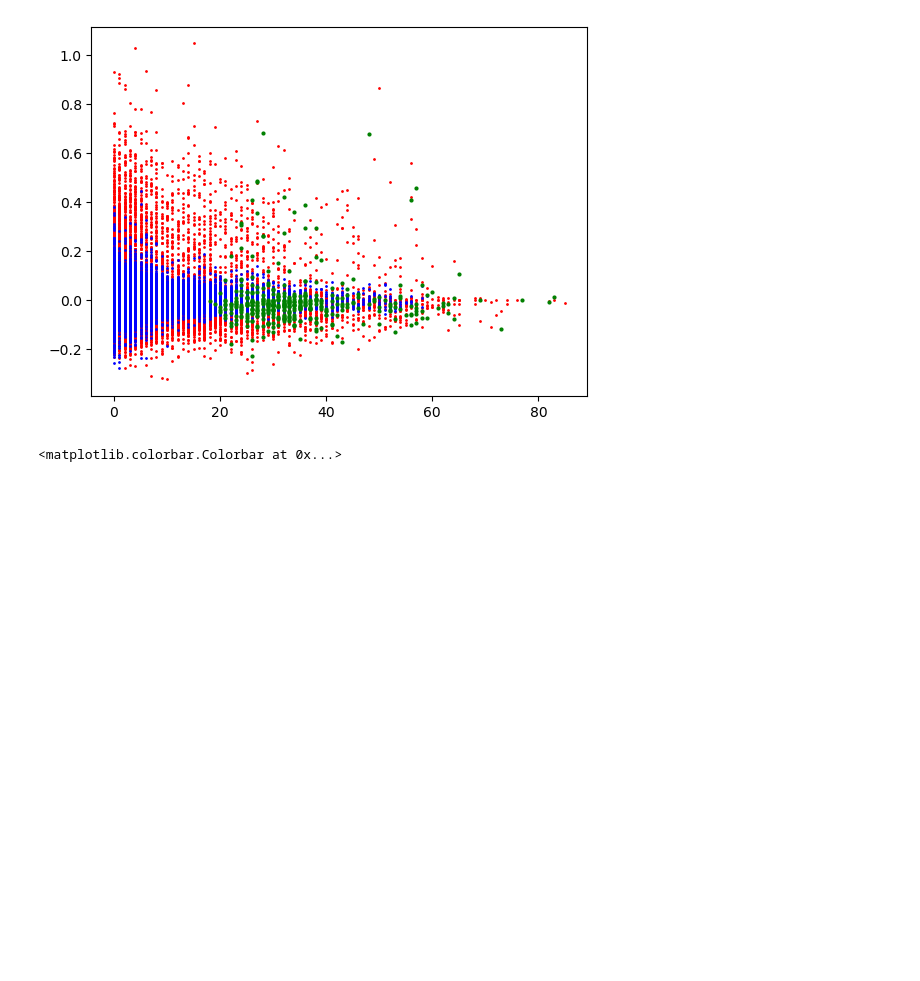
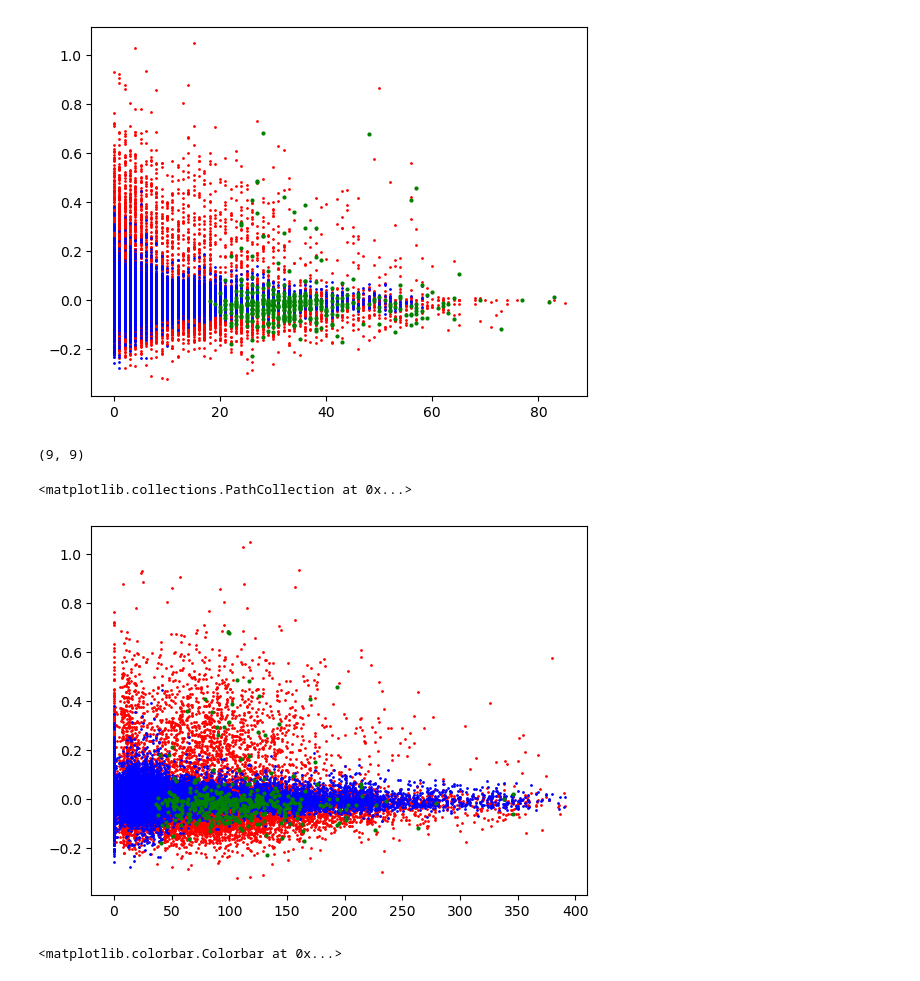
Before and after one commit to edwarddramirez/skysearch, a Jupyter notebook: roc_ilias.ipynb, the cells around one changed output. Cells and saved outputs as stored; diff of their text form; code cells hidden in the pictures; blank space fills up the shorter version.

```diff
--- a/roc_ilias.ipynb
+++ b/roc_ilias.ipynb
@@ -535,6 +535,32 @@ ax.scatter(counts_larger_area[nx,ny], cwt_map[nx,ny,:], s = 4, alpha = 1, c = 'g
 # %% [output]
 <matplotlib.collections.PathCollection at 0x...>
 [figure]
+# %%
+counts_larger_area = np.zeros((arr_bx_plot.shape[0]-1, arr_by_plot.shape[0]-1))
+counts_larger_area_bkgd = np.zeros((arr_bx_plot.shape[0]-1, arr_by_plot.shape[0]-1))
+
+for ix in range(4,arr_bx_plot.shape[0]-1-4):
+    for iy in range(4,arr_by_plot.shape[0]-1-4):
+        counts_larger_area[ix,iy] = np.sum(counts_array[ix-4:ix+4+1,iy-4:iy+4+1])
+
+for ix in range(4,arr_bx_plot.shape[0]-1-4):
+    for iy in range(4,arr_by_plot.shape[0]-1-4):
+        counts_larger_area_bkgd[ix,iy] = np.sum(counts_array_bkgd[ix-4:ix+4+1,iy-4:iy+4+1])
+# %%
+counts_array_bkgd[ix-4:ix+4+1,iy-4:iy+4+1].shape
+# %% [output]
+(9, 9)
+# %%
+counts_larger_area_flat = counts_larger_area.flatten('C')
+counts_larger_area_flat_bkgd = counts_larger_area_bkgd.flatten('C')
+
+fig, ax = plt.subplots()
+ax.scatter(counts_larger_area_flat, cwt_flat, s = 1, alpha = 1, c = 'red')
+ax.scatter(counts_larger_area_flat_bkgd, cwt_flat_bkgd, s = 1, alpha = 1, c = 'blue')
+ax.scatter(counts_larger_area[nx,ny], cwt_map[nx,ny,:], s = 4, alpha = 1, c = 'green')
+# %% [output]
+<matplotlib.collections.PathCollection at 0x...>
+[figure, added]
 # %%
 plt.pcolormesh(arr_bx_plot, arr_by_plot, cwt_map_bkgd[:,:,0], cmap='cividis', shading='flat'
                      , norm=mpl.colors.Normalize(vmin=0,
```
Also changed, not shown: 4 other files.
